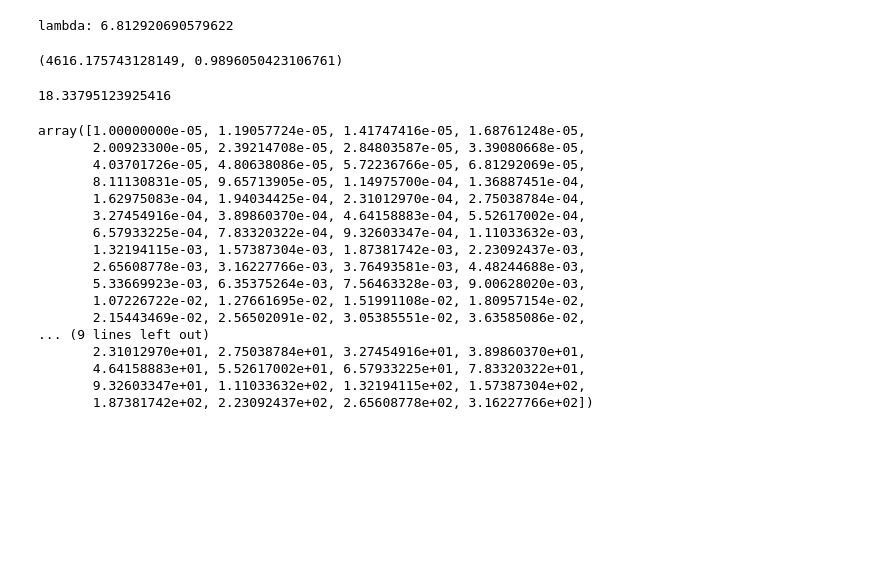
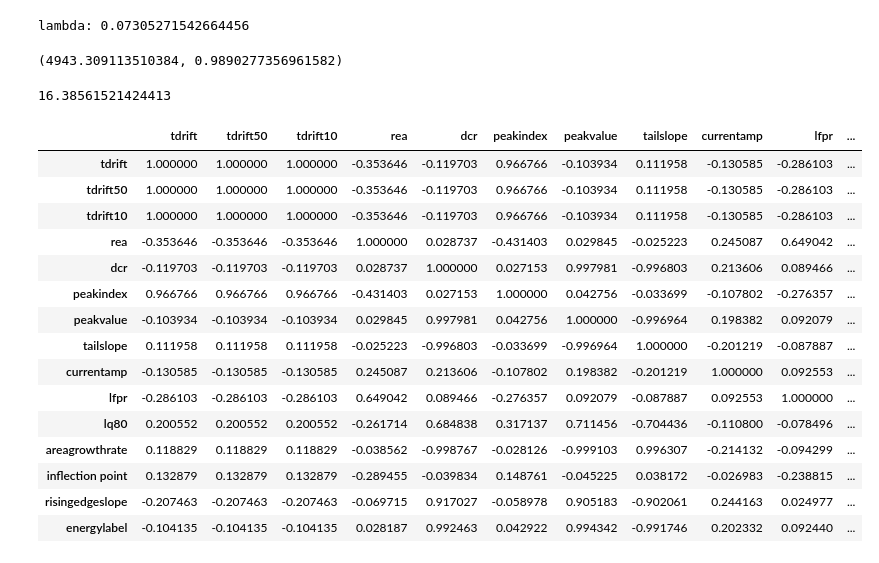
Before and after one commit to axie0927/FindingGhostParticles-RegressionSubgroup, a Jupyter notebook: Baseline_Model.ipynb, the cells around one changed output. Cells and saved outputs as stored; diff of their text form; code cells hidden in the pictures; blank space fills up the shorter version.

Commit message:
explored correlation, deleted rows with missing values

```diff
--- a/Baseline_Model.ipynb
+++ b/Baseline_Model.ipynb
@@ -36,9 +36,22 @@ data
 # %%
+### EDA (To be continued)
+
 # Drop columns needed for classification group
 boolean_col = ['highavse','lowavse','truedcr','lq']
-data_filtered = data.drop(columns=boolean_col)
+data_filtered = data.drop(columns=boolean_col+['id'])
 
-X = data.drop(columns=['id','energylabel']+boolean_col)
-y = data['energylabel']
-y
+
+# Find and Drop rows with missing values
+print(data_filtered.isna().sum(axis=0))
+data_filtered = data_filtered.dropna()
+
+X = data_filtered.drop(columns=['energylabel'])
+y = data_filtered['energylabel']
+
+data_filtered
+
+
+
+# Drop irrelevant features and feature with multicollinearity (To be Continued)
+# See the last code block in this notbook for reference.
 # %% [output]
@@ -57,6 +87,6 @@ Name: energylabel, Length: 65000, dtype: float64
 # %%
 # Train test split + standardization
-X_train, X_test, y_train, y_test = train_test_split(X,y,test_size=0.3)
+X_train, X_test, y_train, y_test = train_test_split(X,y,test_size=0.3,random_state=523)
 scaler = StandardScaler()
 X_train_standardized = scaler.fit_transform(X_train)
 X_test_standardized = scaler.transform(X_test)
@@ -82,32 +112,31 @@ y_pred = ridge_reg.predict(X_test_standardized)
 mse = mean_squared_error(y_test, y_pred)
 r2= r2_score(y_test, y_pred)
 # %% [output]
-lambda: 6.812920690579622
+lambda: 0.07305271542664456
 # %%
 mse,r2
 # %% [output]
-(4616.175743128149, 0.9896050423106761)
+(4943.309113510384, 0.9890277356961582)
 # %%
 np.mean(abs(y_pred - y_test))
 # %% [output]
-18.33795123925416
+16.38561521424413
-# %%
-np.logspace(-5, 2.5, 100)
-# %% [output]
-array([1.00000000e-05, 1.19057724e-05, 1.41747416e-05, 1.68761248e-05,
-       2.00923300e-05, 2.39214708e-05, 2.84803587e-05, 3.39080668e-05,
-       4.03701726e-05, 4.80638086e-05, 5.72236766e-05, 6.81292069e-05,
-       8.11130831e-05, 9.65713905e-05, 1.14975700e-04, 1.36887451e-04,
-       1.62975083e-04, 1.94034425e-04, 2.31012970e-04, 2.75038784e-04,
-       3.27454916e-04, 3.89860370e-04, 4.64158883e-04, 5.52617002e-04,
-       6.57933225e-04, 7.83320322e-04, 9.32603347e-04, 1.11033632e-03,
-       1.32194115e-03, 1.57387304e-03, 1.87381742e-03, 2.23092437e-03,
-       2.65608778e-03, 3.16227766e-03, 3.76493581e-03, 4.48244688e-03,
-       5.33669923e-03, 6.35375264e-03, 7.56463328e-03, 9.00628020e-03,
-       1.07226722e-02, 1.27661695e-02, 1.51991108e-02, 1.80957154e-02,
-       2.15443469e-02, 2.56502091e-02, 3.05385551e-02, 3.63585086e-02,
-... (9 lines left out)
-       2.31012970e+01, 2.75038784e+01, 3.27454916e+01, 3.89860370e+01,
-       4.64158883e+01, 5.52617002e+01, 6.57933225e+01, 7.83320322e+01,
-       9.32603347e+01, 1.11033632e+02, 1.32194115e+02, 1.57387304e+02,
-       1.87381742e+02, 2.23092437e+02, 2.65608778e+02, 3.16227766e+02])
+# %%
+data_filtered.corr()
+# %% [output]
+|  | tdrift | tdrift50 | tdrift10 | rea | dcr | peakindex | peakvalue | tailslope | currentamp | lfpr | ... |
+| tdrift | 1.000000 | 1.000000 | 1.000000 | -0.353646 | -0.119703 | 0.966766 | -0.103934 | 0.111958 | -0.130585 | -0.286103 | ... |
+| tdrift50 | 1.000000 | 1.000000 | 1.000000 | -0.353646 | -0.119703 | 0.966766 | -0.103934 | 0.111958 | -0.130585 | -0.286103 | ... |
+| tdrift10 | 1.000000 | 1.000000 | 1.000000 | -0.353646 | -0.119703 | 0.966766 | -0.103934 | 0.111958 | -0.130585 | -0.286103 | ... |
+| rea | -0.353646 | -0.353646 | -0.353646 | 1.000000 | 0.028737 | -0.431403 | 0.029845 | -0.025223 | 0.245087 | 0.649042 | ... |
+| dcr | -0.119703 | -0.119703 | -0.119703 | 0.028737 | 1.000000 | 0.027153 | 0.997981 | -0.996803 | 0.213606 | 0.089466 | ... |
+| peakindex | 0.966766 | 0.966766 | 0.966766 | -0.431403 | 0.027153 | 1.000000 | 0.042756 | -0.033699 | -0.107802 | -0.276357 | ... |
+| peakvalue | -0.103934 | -0.103934 | -0.103934 | 0.029845 | 0.997981 | 0.042756 | 1.000000 | -0.996964 | 0.198382 | 0.092079 | ... |
+| tailslope | 0.111958 | 0.111958 | 0.111958 | -0.025223 | -0.996803 | -0.033699 | -0.996964 | 1.000000 | -0.201219 | -0.087887 | ... |
+| currentamp | -0.130585 | -0.130585 | -0.130585 | 0.245087 | 0.213606 | -0.107802 | 0.198382 | -0.201219 | 1.000000 | 0.092553 | ... |
+| lfpr | -0.286103 | -0.286103 | -0.286103 | 0.649042 | 0.089466 | -0.276357 | 0.092079 | -0.087887 | 0.092553 | 1.000000 | ... |
+| lq80 | 0.200552 | 0.200552 | 0.200552 | -0.261714 | 0.684838 | 0.317137 | 0.711456 | -0.704436 | -0.110800 | -0.078496 | ... |
+| areagrowthrate | 0.118829 | 0.118829 | 0.118829 | -0.038562 | -0.998767 | -0.028126 | -0.999103 | 0.996307 | -0.214132 | -0.094299 | ... |
+| inflection point | 0.132879 | 0.132879 | 0.132879 | -0.289455 | -0.039834 | 0.148761 | -0.045225 | 0.038172 | -0.026983 | -0.238815 | ... |
+| risingedgeslope | -0.207463 | -0.207463 | -0.207463 | -0.069715 | 0.917027 | -0.058978 | 0.905183 | -0.902061 | 0.244163 | 0.024977 | ... |
+| energylabel | -0.104135 | -0.104135 | -0.104135 | 0.028187 | 0.992463 | 0.042922 | 0.994342 | -0.991746 | 0.202332 | 0.092440 | ... |
```
Also changed, not shown: parts of 2 cells of this notebook, 1 other file.
